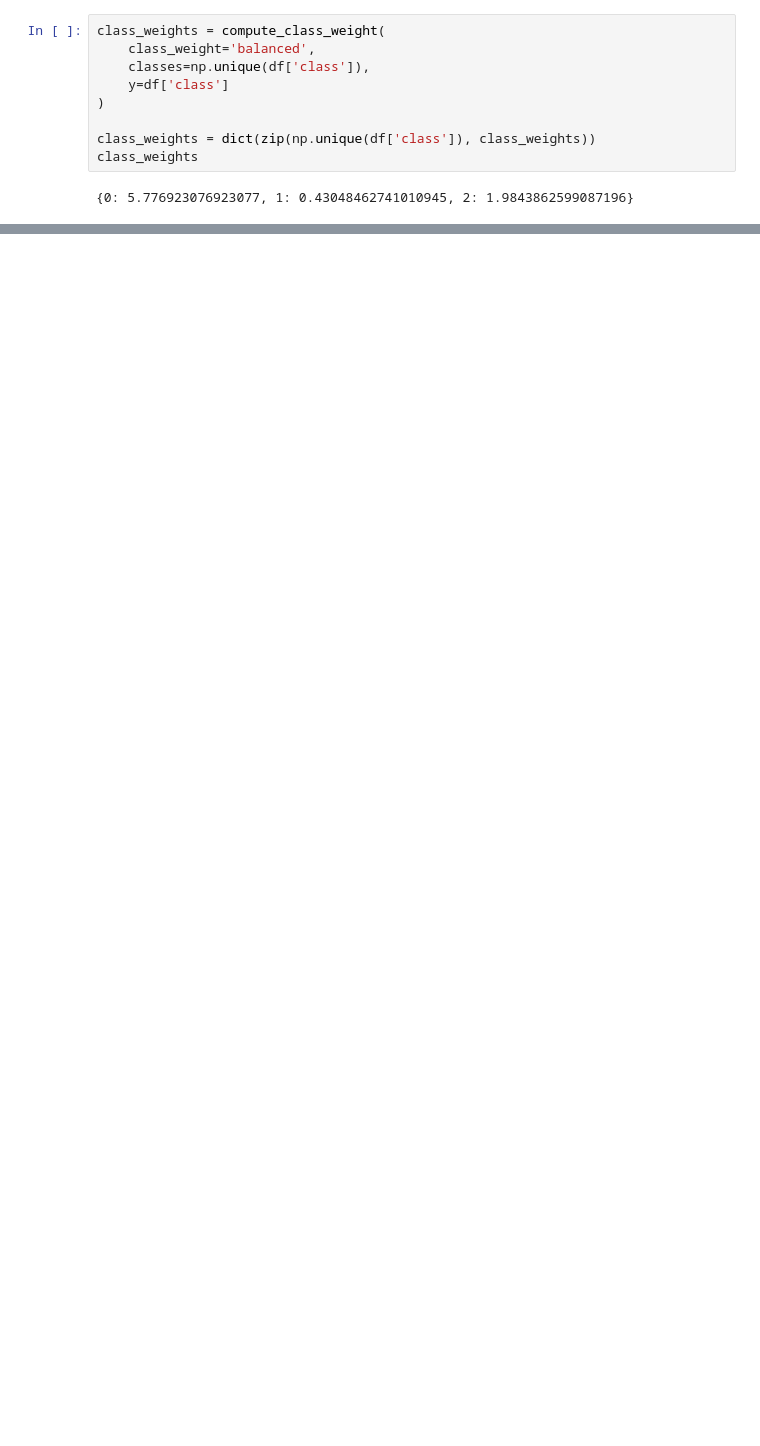
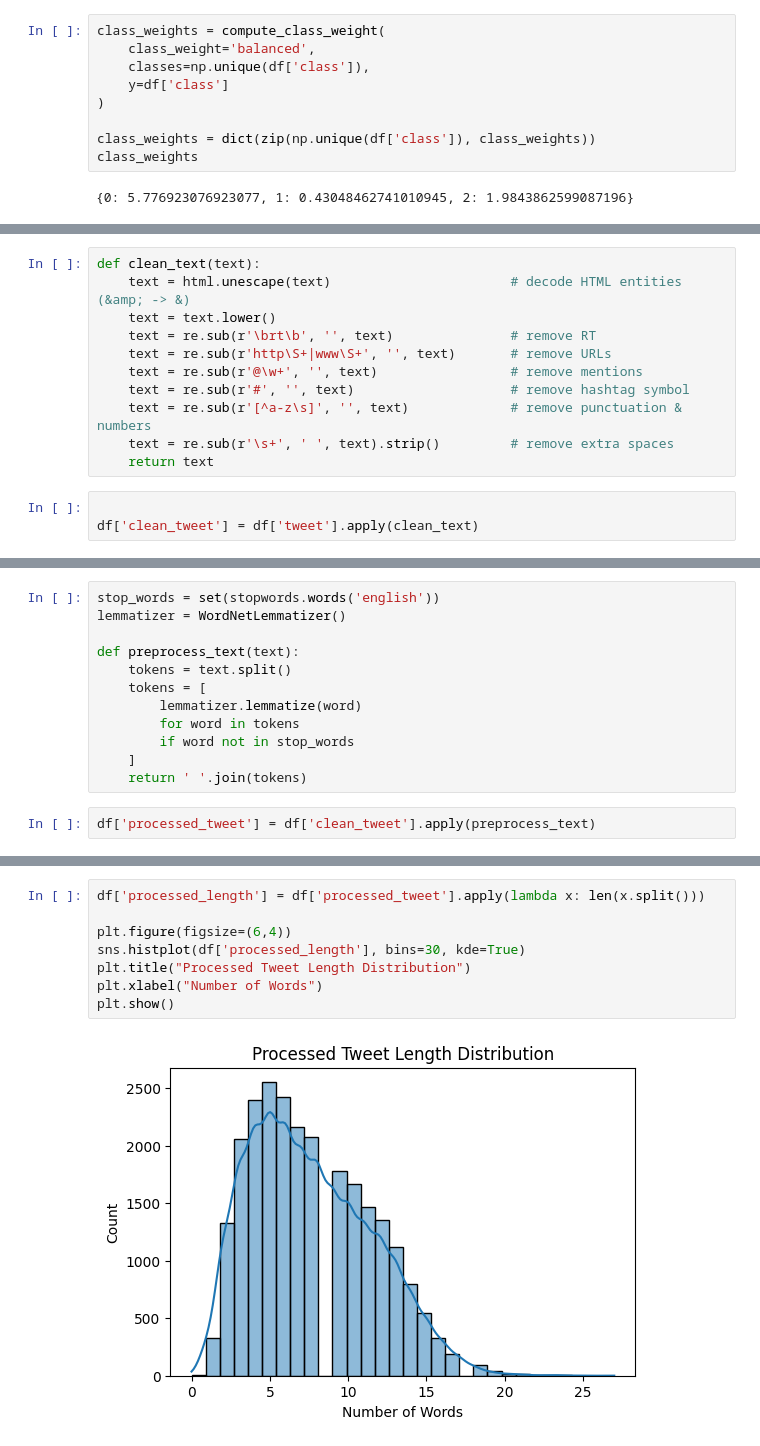
Before and after one commit to HeshamAfandi/Hate-Speech-Detection, a Jupyter notebook: notebook/hate_speech_lstm.ipynb, the cells around one changed output, grey strips where cells are left out. Drawn from its saved outputs; the diff is of its cells as text; blank space fills up the shorter version.

```diff
--- a/notebook/hate_speech_lstm.ipynb
+++ b/notebook/hate_speech_lstm.ipynb
@@ -84,0 +137,14 @@ class_weights
+# %%
+def clean_text(text):
+    text = html.unescape(text)                       # decode HTML entities (&amp; -> &)
+    text = text.lower()
+    text = re.sub(r'\brt\b', '', text)               # remove RT
+    text = re.sub(r'http\S+|www\S+', '', text)       # remove URLs
+    text = re.sub(r'@\w+', '', text)                 # remove mentions
+    text = re.sub(r'#', '', text)                    # remove hashtag symbol
+    text = re.sub(r'[^a-z\s]', '', text)             # remove punctuation & numbers
+    text = re.sub(r'\s+', ' ', text).strip()         # remove extra spaces
+    return text
+# %%
+
+df['clean_tweet'] = df['tweet'].apply(clean_text)
@@ -84,0 +153,14 @@ class_weights
+# %%
+stop_words = set(stopwords.words('english'))
+lemmatizer = WordNetLemmatizer()
+
+def preprocess_text(text):
+    tokens = text.split()
+    tokens = [
+        lemmatizer.lemmatize(word)
+        for word in tokens
+        if word not in stop_words
+    ]
+    return ' '.join(tokens)
+# %%
+df['processed_tweet'] = df['clean_tweet'].apply(preprocess_text)
@@ -84,0 +213,10 @@ class_weights
+# %%
+df['processed_length'] = df['processed_tweet'].apply(lambda x: len(x.split()))
+
+plt.figure(figsize=(6,4))
+sns.histplot(df['processed_length'], bins=30, kde=True)
+plt.title("Processed Tweet Length Distribution")
+plt.xlabel("Number of Words")
+plt.show()
+# %% [output]
+[figure, added]
```
Also changed, not shown: parts of 39 cells of this notebook.
